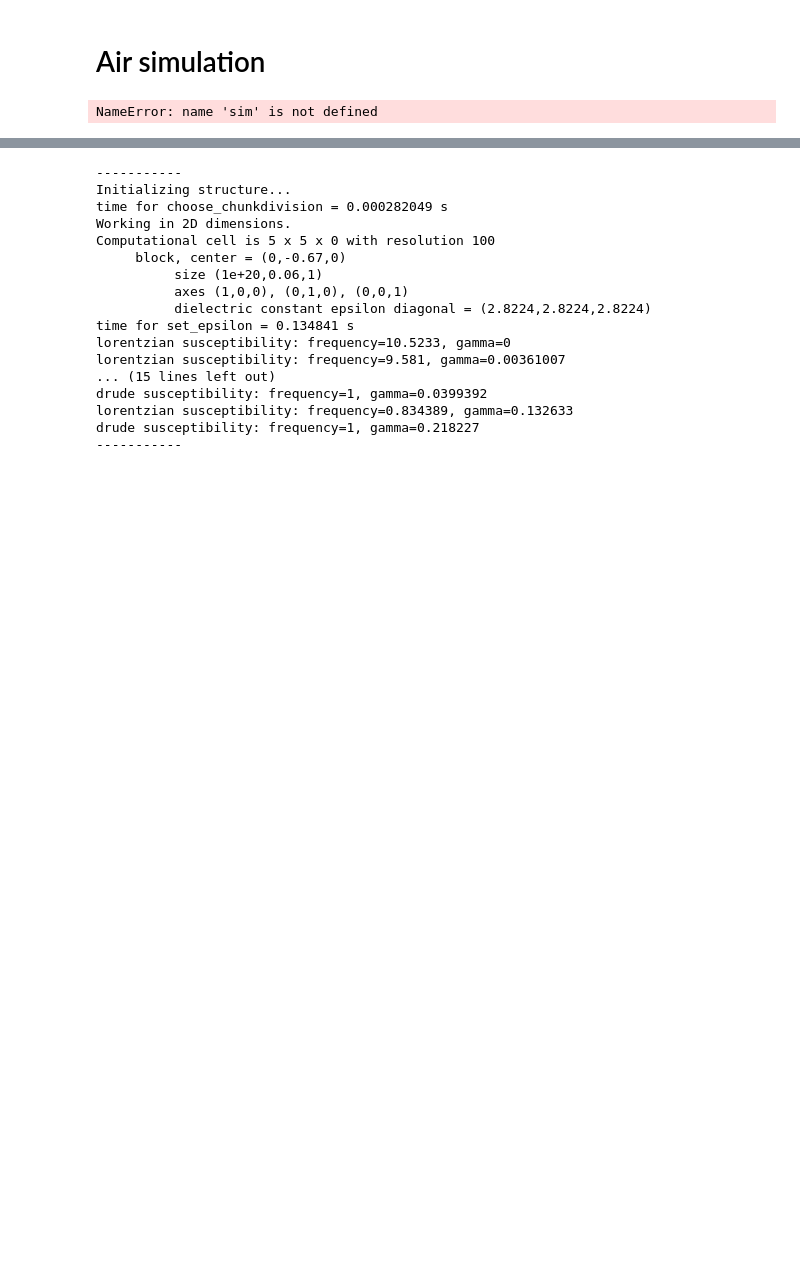
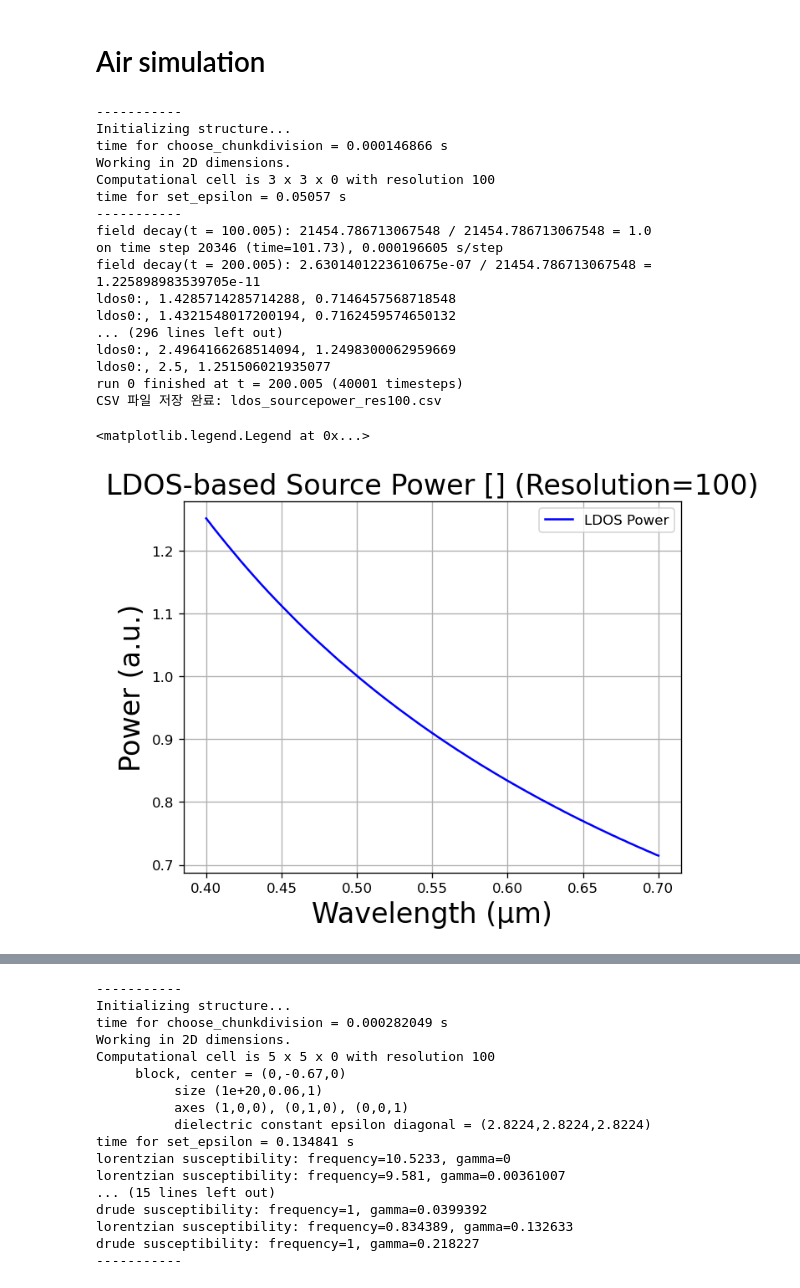
Before and after one commit to M2nion/EIDL, a Jupyter notebook: Tool/Meep/LGD/Meep code/OLED structure/Layer by Layer check/ldos.ipynb, the cells around one changed output, grey strips where cells are left out. Saved outputs shown, nothing was run; the diff lists cells and outputs as text; code cells hidden in the pictures; blank space fills up the shorter version.

```diff
--- a/Tool/Meep/LGD/Meep code/OLED structure/Layer by Layer check/ldos.ipynb
+++ b/Tool/Meep/LGD/Meep code/OLED structure/Layer by Layer check/ldos.ipynb
@@ -110,8 +119,6 @@ import meep as mp
 import numpy as np
 import matplotlib.pyplot as plt
 import csv
-
-sim.init_sim()
 
 # === 설정 ===
 cell_size = mp.Vector3(3, 3, 0)
@@ -159,14 +166,6 @@ sim = mp.Simulation(
 freqs = np.linspace(fcen_dft - df_dft/2, fcen_dft + df_dft/2, nfreq)
 ldos_obj = mp.Ldos(freqs)
 
-
-
-# # === 시뮬레이션 실행 ===
-# sim.run(
-#     mp.dft_ldos(ldos=ldos_obj),
-#     until=50
-# )
-
 decay_condition = mp.stop_when_fields_decayed(
     c=mp.Ex,                          # 모니터할 전기장 컴포넌트
     pt=mp.Vector3(0, 0, 0),           # 모니터 위치
@@ -178,34 +177,52 @@ decay_condition = mp.stop_when_fields_decayed(
 sim.run(
     mp.dft_ldos(ldos=ldos_obj),
     until_after_sources = decay_condition
 )
 
 
 # === 결과 얻기 ===
 ldos_power = np.array(sim.ldos_data)  # (W) 단위 power
 flux_freqs = np.array(mp.get_ldos_freqs(ldos_obj))  # (1/μm) 단위 주파수
 wavelengths = 1 / flux_freqs  # (μm) 단위 파장
 
 # === CSV 저장 ===
 csv_filename = f"ldos_sourcepower_res{resolution}.csv"
 with open(csv_filename, mode='w', newline='') as file:
     writer = csv.writer(file)
     writer.writerow(["Wavelength (μm)", "LDOS Power (a.u.)"])
     for wl, power in zip(wavelengths, ldos_power):
         writer.writerow([wl, power])
 
 print(f"CSV 파일 저장 완료: {csv_filename}")
 
 # === 플롯 저장 ===
 plt.figure(dpi=120)
 plt.plot(wavelengths, ldos_power, label="LDOS Power", color='blue')
 plt.xlabel("Wavelength (μm)", fontsize = 20)
 plt.ylabel("Power (a.u.)", fontsize = 20)
 plt.title(f"LDOS-based Source Power [] (Resolution={resolution})", fontsize = 20)
 plt.grid(True)
 plt.legend()
 # %% [output]
-NameError: name 'sim' is not defined
+-----------
+Initializing structure...
+time for choose_chunkdivision = 0.000146866 s
+Working in 2D dimensions.
+Computational cell is 3 x 3 x 0 with resolution 100
+time for set_epsilon = 0.05057 s
+-----------
+field decay(t = 100.005): 21454.786713067548 / 21454.786713067548 = 1.0
+on time step 20346 (time=101.73), 0.000196605 s/step
+field decay(t = 200.005): 2.6301401223610675e-07 / 21454.786713067548 = 1.225898983539705e-11
+ldos0:, 1.4285714285714288, 0.7146457568718548
+ldos0:, 1.4321548017200194, 0.7162459574650132
+... (296 lines left out)
+ldos0:, 2.4964166268514094, 1.2498300062959669
+ldos0:, 2.5, 1.251506021935077
+run 0 finished at t = 200.005 (40001 timesteps)
+CSV 파일 저장 완료: ldos_sourcepower_res100.csv
+<matplotlib.legend.Legend at 0x...>
+[figure, added]
 # %%
 
 plot_filename = f"ldos_sourcepower_res{resolution}.png"
```
Also changed, not shown: parts of 7 cells of this notebook, 1 other file.
